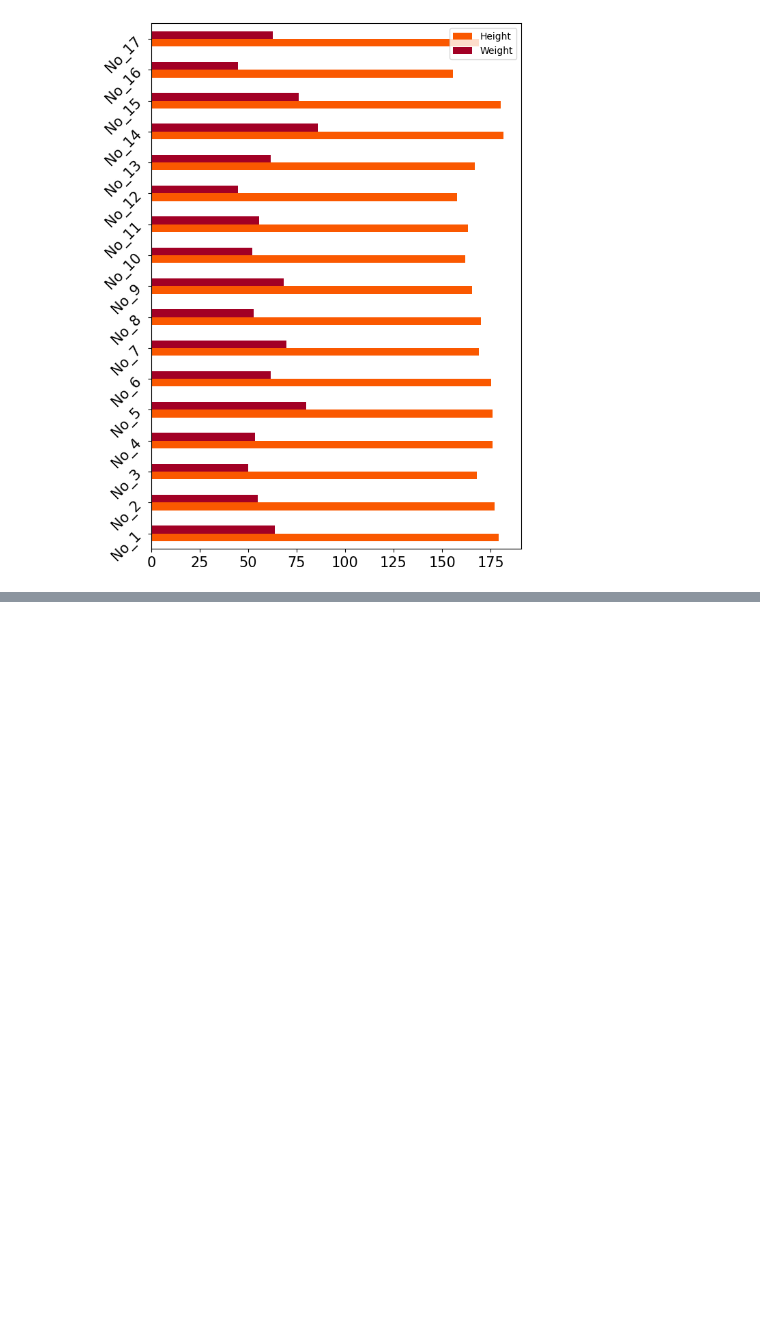
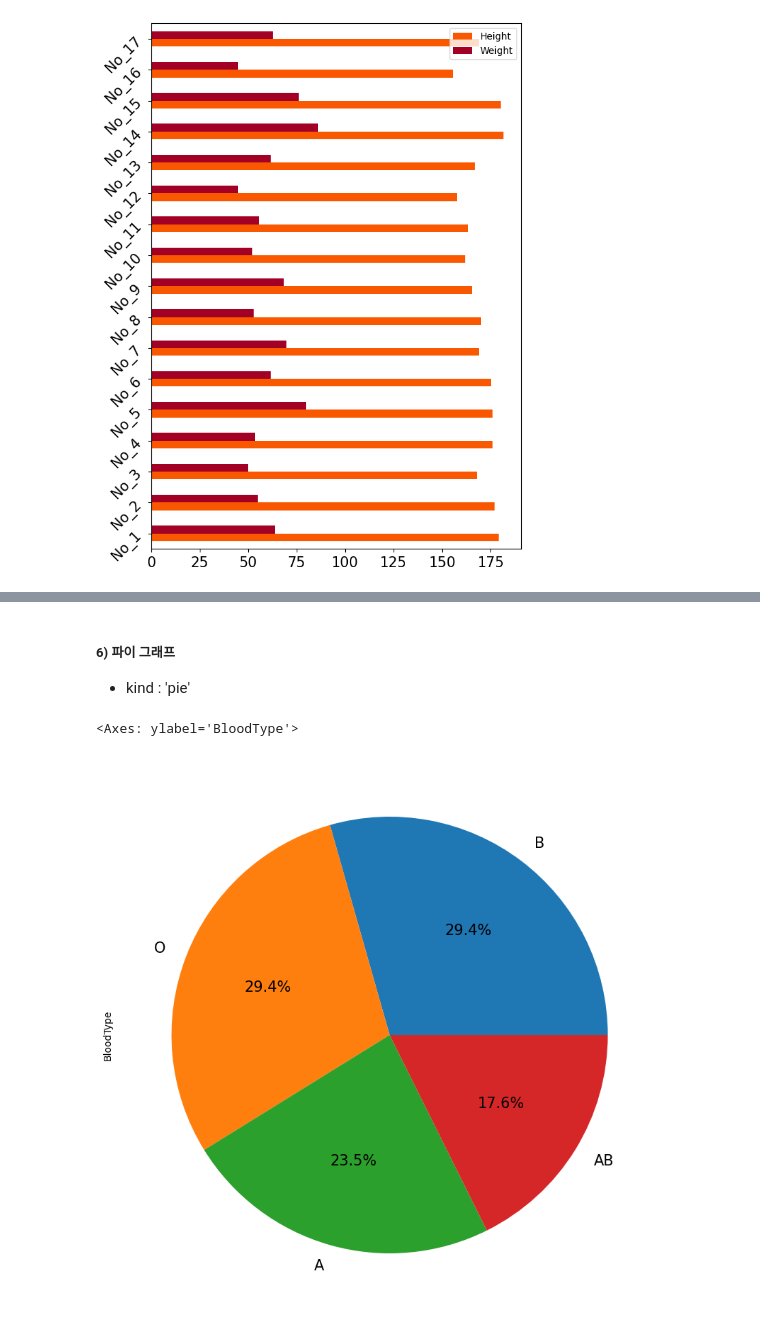
Before and after one commit to jinred9/TIL, a Jupyter notebook: TIL_file/202304/TIL_20230404.ipynb, the cells around one changed output, grey strips where cells are left out. Drawn from its saved outputs; the diff is of its cells as text; code cells hidden in the pictures; blank space fills up the shorter version.

```diff
--- a/TIL_file/202304/TIL_20230404.ipynb
+++ b/TIL_file/202304/TIL_20230404.ipynb
@@ -389,0 +424,11 @@ DF1[['Height', 'Weight']].plot(kind = 'barh',
+# %% [markdown]
+##### 6) 파이 그래프
+* kind : 'pie'
+# %%
+DF1.BloodType.value_counts().plot(kind='pie',
+                                  autopct = '%.1f%%',
+                                  fontsize=15,
+                                  figsize=(10, 10))
+# %% [output]
+<Axes: ylabel='BloodType'>
+[figure, added]
```
Also changed, not shown: parts of 6 cells of this notebook, 2 other files.
